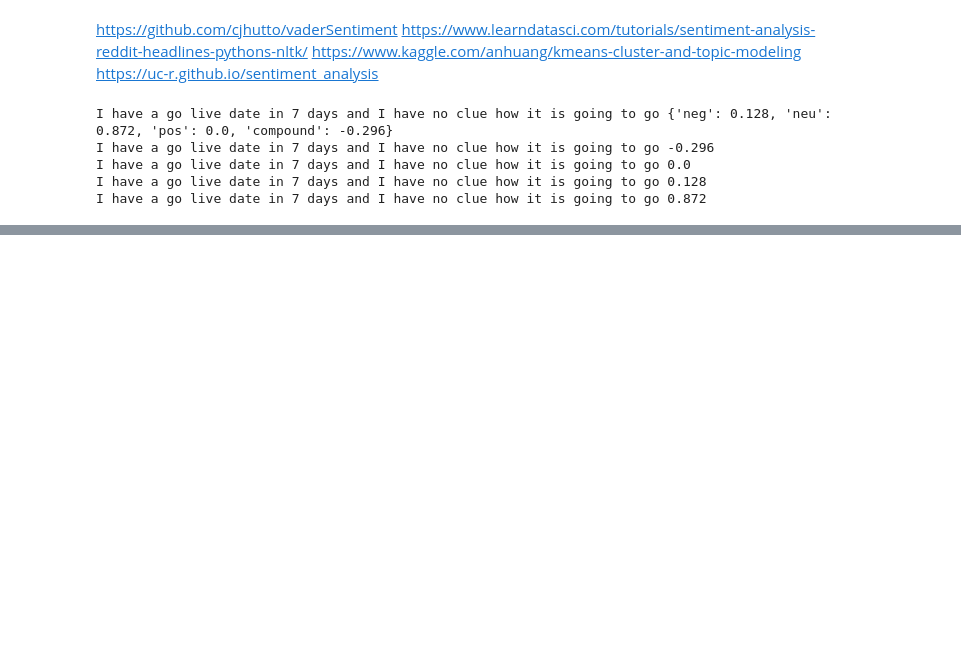
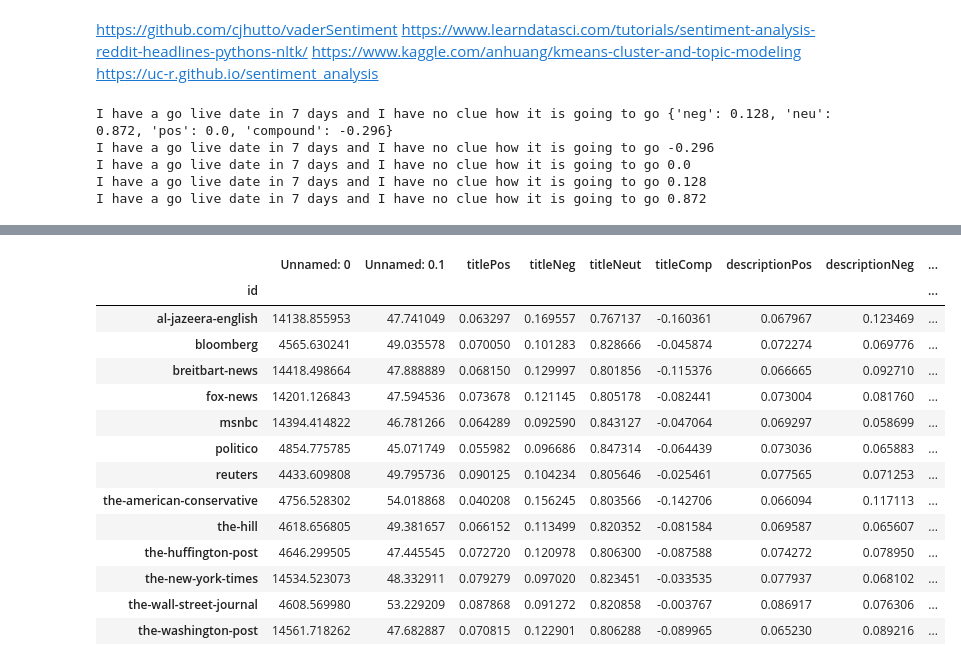
Before and after one commit to shrutijalewar/capstoneDS, a Jupyter notebook: sentiment_analysis.ipynb, the cells around one changed output, grey strips where cells are left out. Drawn from its saved outputs; the diff is of its cells as text; code cells hidden in the pictures; blank space fills up the shorter version.

```diff
--- a/sentiment_analysis.ipynb
+++ b/sentiment_analysis.ipynb
@@ -92 +115,4 @@ saDescriptiom    float64
 dtype: object
+# %%
+sentiment  = pd.read_csv('all_news_sentiment.csv')
+sentiment.head()
@@ -92,0 +126,20 @@ dtype: object
+# %%
+news_mean = sentiment.groupby('id').mean()
+# %%
+news_mean
+# %% [output]
+|  | Unnamed: 0 | Unnamed: 0.1 | titlePos | titleNeg | titleNeut | titleComp | descriptionPos | descriptionNeg | ... |
+| id |  |  |  |  |  |  |  |  | ... |
+| al-jazeera-english | 14138.855953 | 47.741049 | 0.063297 | 0.169557 | 0.767137 | -0.160361 | 0.067967 | 0.123469 | ... |
+| bloomberg | 4565.630241 | 49.035578 | 0.070050 | 0.101283 | 0.828666 | -0.045874 | 0.072274 | 0.069776 | ... |
+| breitbart-news | 14418.498664 | 47.888889 | 0.068150 | 0.129997 | 0.801856 | -0.115376 | 0.066665 | 0.092710 | ... |
+| fox-news | 14201.126843 | 47.594536 | 0.073678 | 0.121145 | 0.805178 | -0.082441 | 0.073004 | 0.081760 | ... |
+| msnbc | 14394.414822 | 46.781266 | 0.064289 | 0.092590 | 0.843127 | -0.047064 | 0.069297 | 0.058699 | ... |
+| politico | 4854.775785 | 45.071749 | 0.055982 | 0.096686 | 0.847314 | -0.064439 | 0.073036 | 0.065883 | ... |
+| reuters | 4433.609808 | 49.795736 | 0.090125 | 0.104234 | 0.805646 | -0.025461 | 0.077565 | 0.071253 | ... |
+| the-american-conservative | 4756.528302 | 54.018868 | 0.040208 | 0.156245 | 0.803566 | -0.142706 | 0.066094 | 0.117113 | ... |
+| the-hill | 4618.656805 | 49.381657 | 0.066152 | 0.113499 | 0.820352 | -0.081584 | 0.069587 | 0.065607 | ... |
+| the-huffington-post | 4646.299505 | 47.445545 | 0.072720 | 0.120978 | 0.806300 | -0.087588 | 0.074272 | 0.078950 | ... |
+| the-new-york-times | 14534.523073 | 48.332911 | 0.079279 | 0.097020 | 0.823451 | -0.033535 | 0.077937 | 0.068102 | ... |
+| the-wall-street-journal | 4608.569980 | 53.229209 | 0.087868 | 0.091272 | 0.820858 | -0.003767 | 0.086917 | 0.076306 | ... |
+| the-washington-post | 14561.718262 | 47.682887 | 0.070815 | 0.122901 | 0.806288 | -0.089965 | 0.065230 | 0.089216 | ... |
```
Also changed, not shown: parts of 12 cells of this notebook, 4 other files.
